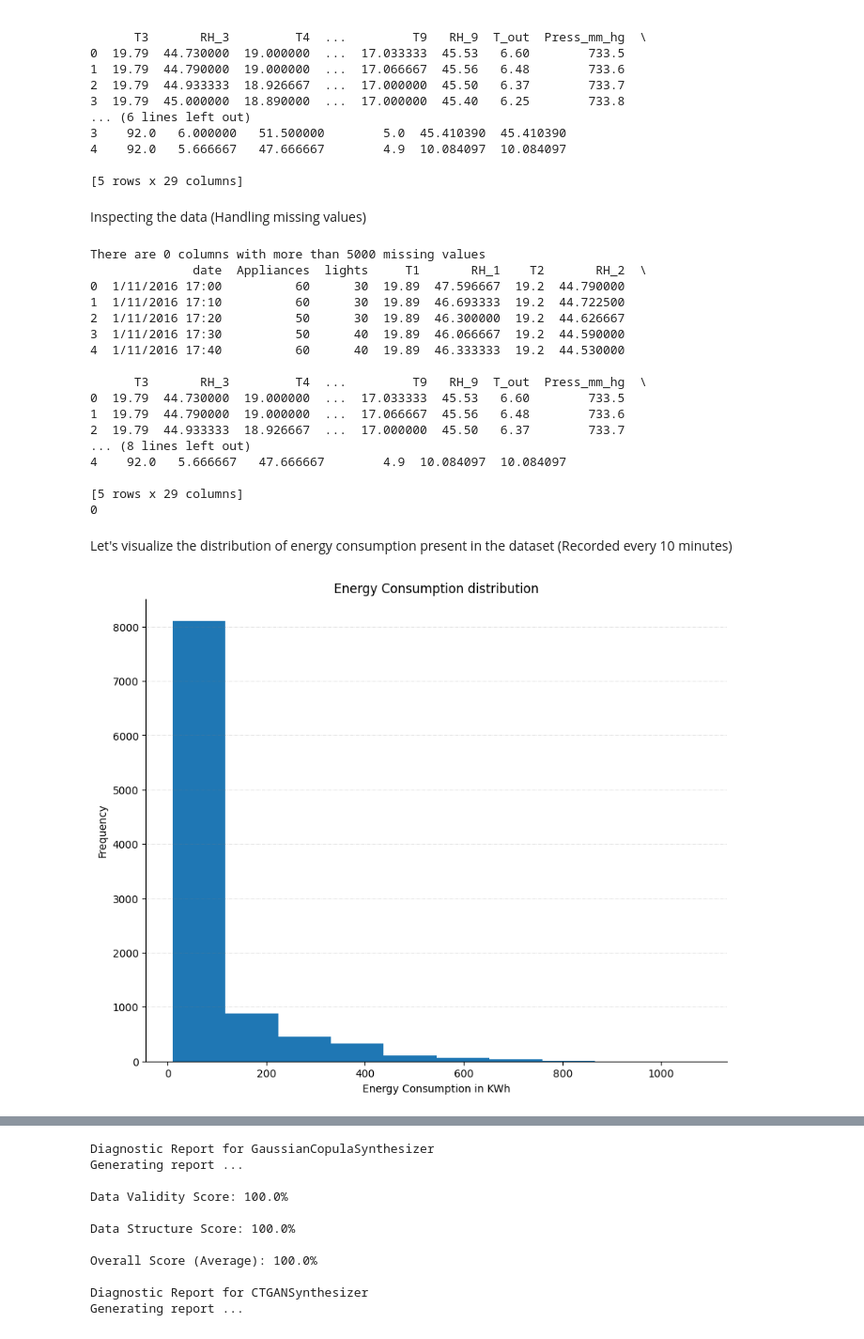
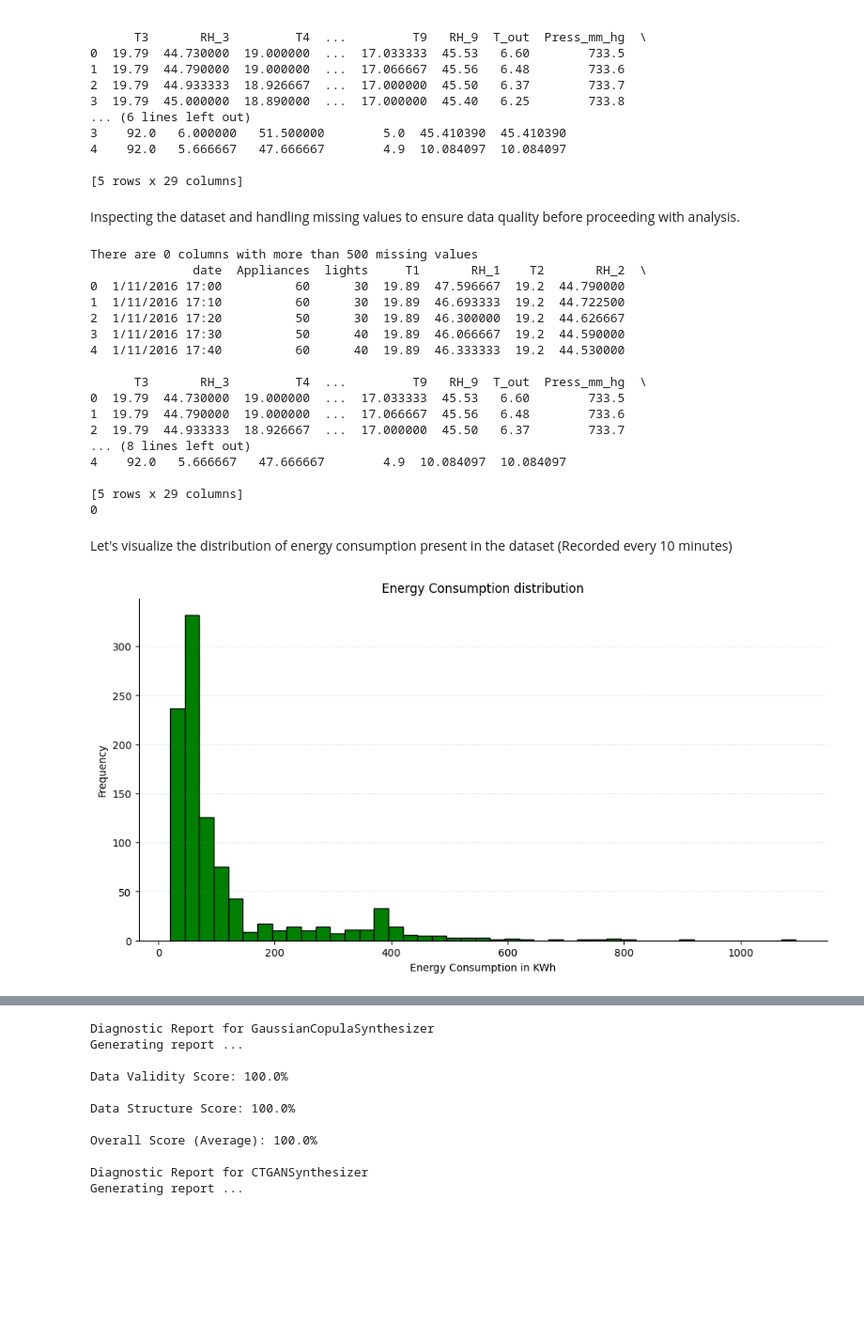
Before and after one commit to cris1618/syntheticData, a Jupyter notebook: generate_synthetic_data.ipynb, the cells around one changed output, grey strips where cells are left out. Shown at 94% size. Drawn from its saved outputs; the diff is of its cells as text; code cells hidden in the pictures; blank space fills up the shorter version.

```diff
--- a/generate_synthetic_data.ipynb
+++ b/generate_synthetic_data.ipynb
@@ -33,6 +50,6 @@ Let's start by importing the data we'll use (Electric Consumption Household)
 # %%
 # Importing the training dataset that we will use to create syntethic data
-df = pd.read_csv("Datasets/energydata_complete.csv", nrows=10000) # Taking only the first 10.000 rows for memory limitation
+df = pd.read_csv("Datasets/energydata_complete.csv", nrows=1000) # Taking only the first 1000 rows for memory limitation
 
 # Inspect data
 print(df.head())
@@ -54,8 +71,8 @@ print(df.head())
 4    92.0   5.666667   47.666667        4.9  10.084097  10.084097
 
 [5 rows x 29 columns]
-# %% [markdown]
-Inspecting the data (Handling missing values)
+# %% [markdown]
+Inspecting the dataset and handling missing values to ensure data quality before proceeding with analysis.
 # %%
 # Missing values
 miss_info = df.isnull().sum()
@@ -73,7 +90,7 @@ df = df.dropna(axis=1, thresh=treshold)
 print(df.head())
 print(df.isnull().sum().sum())
 # %% [output]
-There are 0 columns with more than 5000 missing values
+There are 0 columns with more than 500 missing values
               date  Appliances  lights     T1       RH_1    T2       RH_2  \
 0  1/11/2016 17:00          60      30  19.89  47.596667  19.2  44.790000
 1  1/11/2016 17:10          60      30  19.89  46.693333  19.2  44.722500
@@ -93,15 +110,21 @@ There are 0 columns with more than 5000 missing values
 # %% [markdown]
 Let's visualize the distribution of energy consumption present in the dataset (Recorded every 10 minutes)
 # %%
-fig, ax = plt.subplots(1,1, figsize=(10,8))
-ax.hist(df["Appliances"])
+# define bins
+min_a = min(df["Appliances"])
+max_a = max(df["Appliances"])
+binwidth = 25
+bins = list(range(min_a, max_a + binwidth, binwidth))
+
+fig, ax = plt.subplots(1,1, figsize=(12,6))
+ax.hist(df["Appliances"], bins=bins,color="green", edgecolor="black")
 ax.set_xlabel("Energy Consumption in KWh")
 ax.set_ylabel("Frequency")
 ax.set_title("Energy Consumption distribution")
 ax.grid(visible=True, color="grey", linestyle="-.", linewidth=0.5, alpha=0.3, axis="y")
 ax.spines["right"].set_visible(False)
 ax.spines["top"].set_visible(False)
 plt.show()
 # %% [output]
-[figure, old version]
+[figure, new version]
 # %% [markdown]
```
Also changed, not shown: parts of 51 cells of this notebook.
